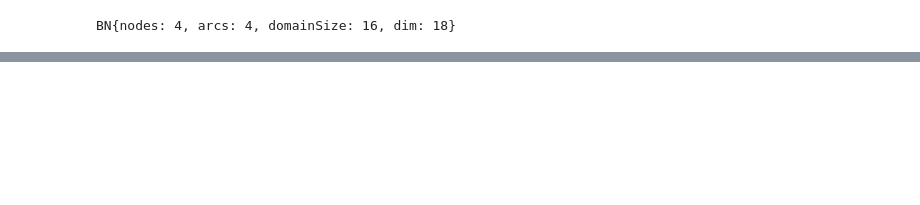
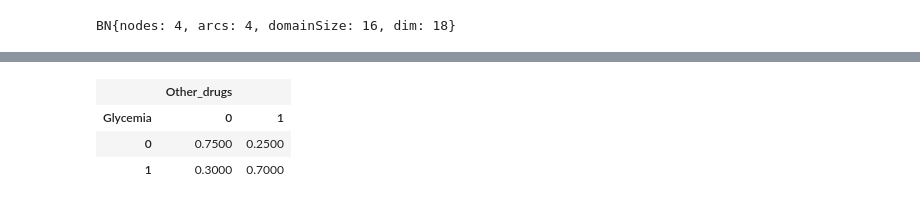
Before and after one commit to YunfeiZHAO/m2a_sorbonne, a Jupyter notebook: TP/medicine/TP07/TP07 Yunfei ZHAO.ipynb, the cells around one changed output, grey strips where cells are left out. Cells and saved outputs as stored; diff of their text form; code cells hidden in the pictures; blank space fills up the shorter version.

```diff
--- a/TP/medicine/TP07/TP07 Yunfei ZHAO.ipynb
+++ b/TP/medicine/TP07/TP07 Yunfei ZHAO.ipynb
@@ -39,0 +65,7 @@ BN{nodes: 4, arcs: 4, domainSize: 16, dim: 18}
+# %%
+bn.cpt('Other_drugs')
+# %% [output]
+|  | Other_drugs |  |
+| Glycemia | 0 | 1 |
+| 0 | 0.7500 | 0.2500 |
+| 1 | 0.3000 | 0.7000 |
```
Also changed, not shown: parts of 17 cells of this notebook.
